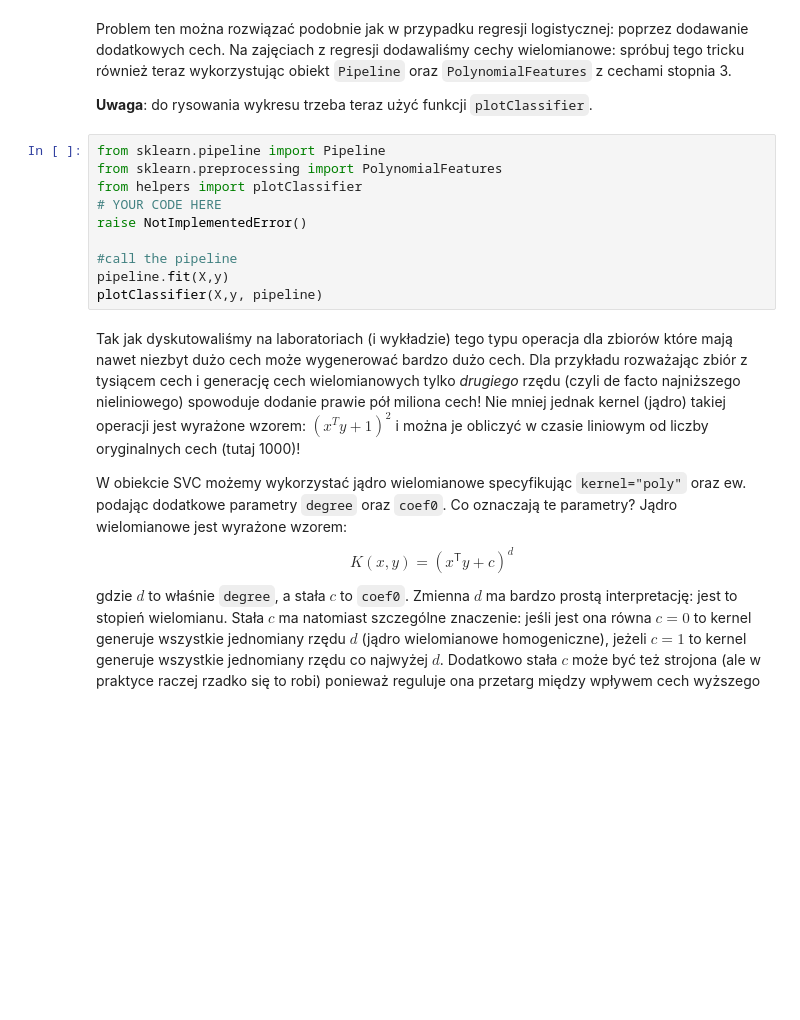
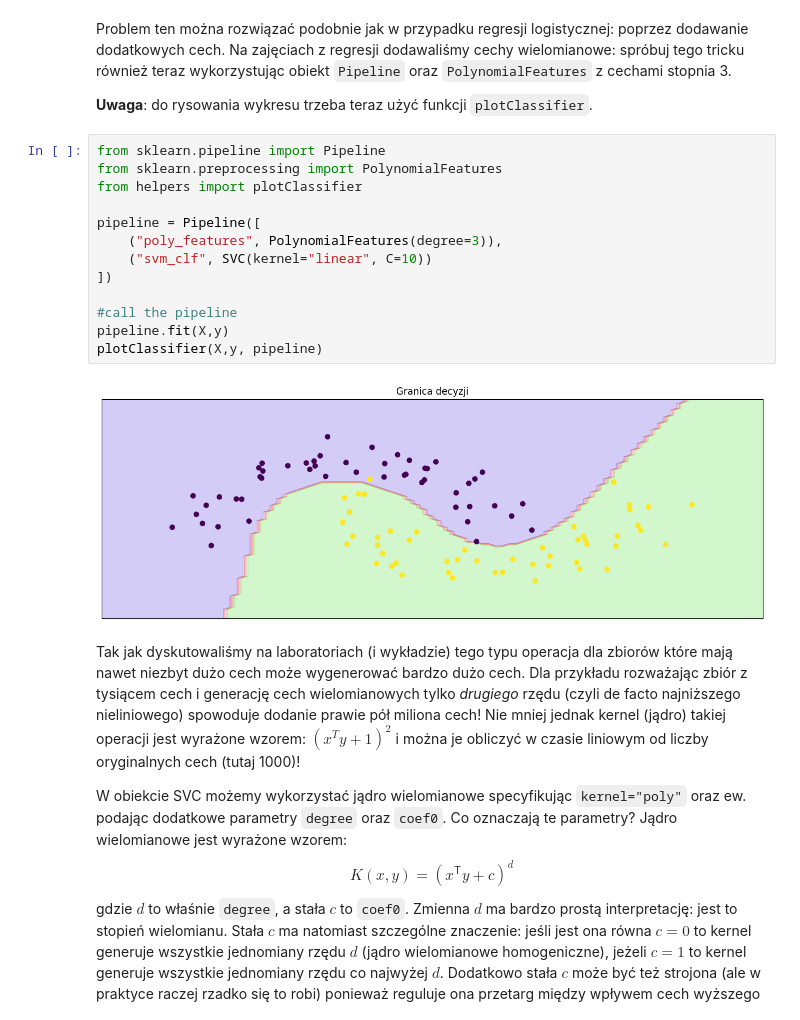
Before and after one commit to Mimikkk/study-master-2023-sus, a Jupyter notebook: exercise-4-svm/notebook.ipynb, the cells around one changed output. Saved outputs shown, nothing was run; the diff lists cells and outputs as text; blank space fills up the shorter version.

```diff
--- a/exercise-4-svm/notebook.ipynb
+++ b/exercise-4-svm/notebook.ipynb
@@ -280,13 +296,18 @@ Problem ten można rozwiązać podobnie jak w przypadku regresji logistycznej: p
 # %%
 from sklearn.pipeline import Pipeline
 from sklearn.preprocessing import PolynomialFeatures
 from helpers import plotClassifier
-# YOUR CODE HERE
-raise NotImplementedError()
+
+pipeline = Pipeline([
+    ("poly_features", PolynomialFeatures(degree=3)),
+    ("svm_clf", SVC(kernel="linear", C=10))
+])
 
 #call the pipeline
 pipeline.fit(X,y)
 plotClassifier(X,y, pipeline)
+# %% [output]
+[figure, added]
 # %% [markdown]
 Tak jak dyskutowaliśmy na laboratoriach (i wykładzie) tego typu operacja dla zbiorów które mają nawet niezbyt dużo cech może wygenerować bardzo dużo cech. Dla przykładu rozważając zbiór z tysiącem cech i generację cech wielomianowych tylko *drugiego* rzędu (czyli de facto najniższego nieliniowego) spowoduje dodanie prawie pół miliona cech! Nie mniej jednak kernel (jądro) takiej operacji jest wyrażone wzorem:
 $(x^Ty + 1 )^2$ i można je obliczyć w czasie liniowym od liczby oryginalnych cech (tutaj 1000)!
```
Also changed, not shown: parts of 26 cells of this notebook.
